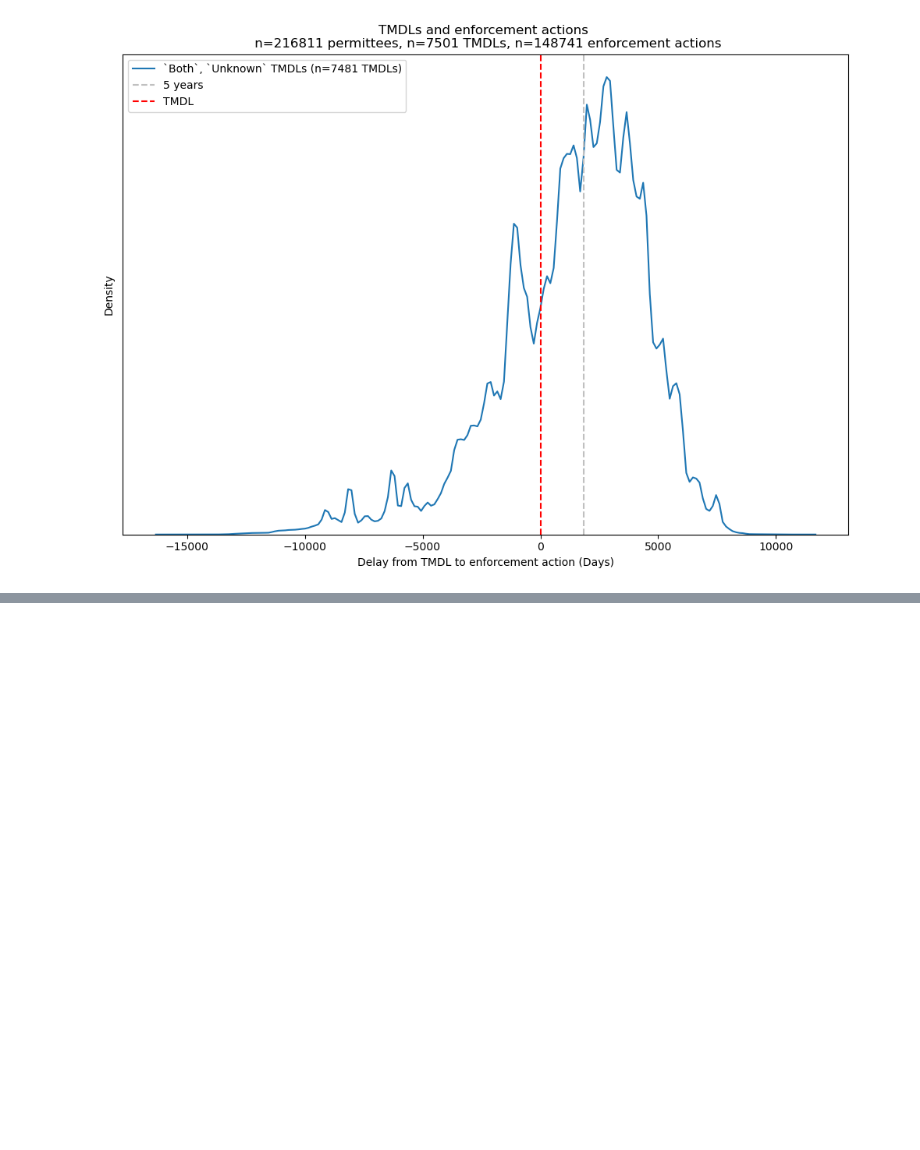
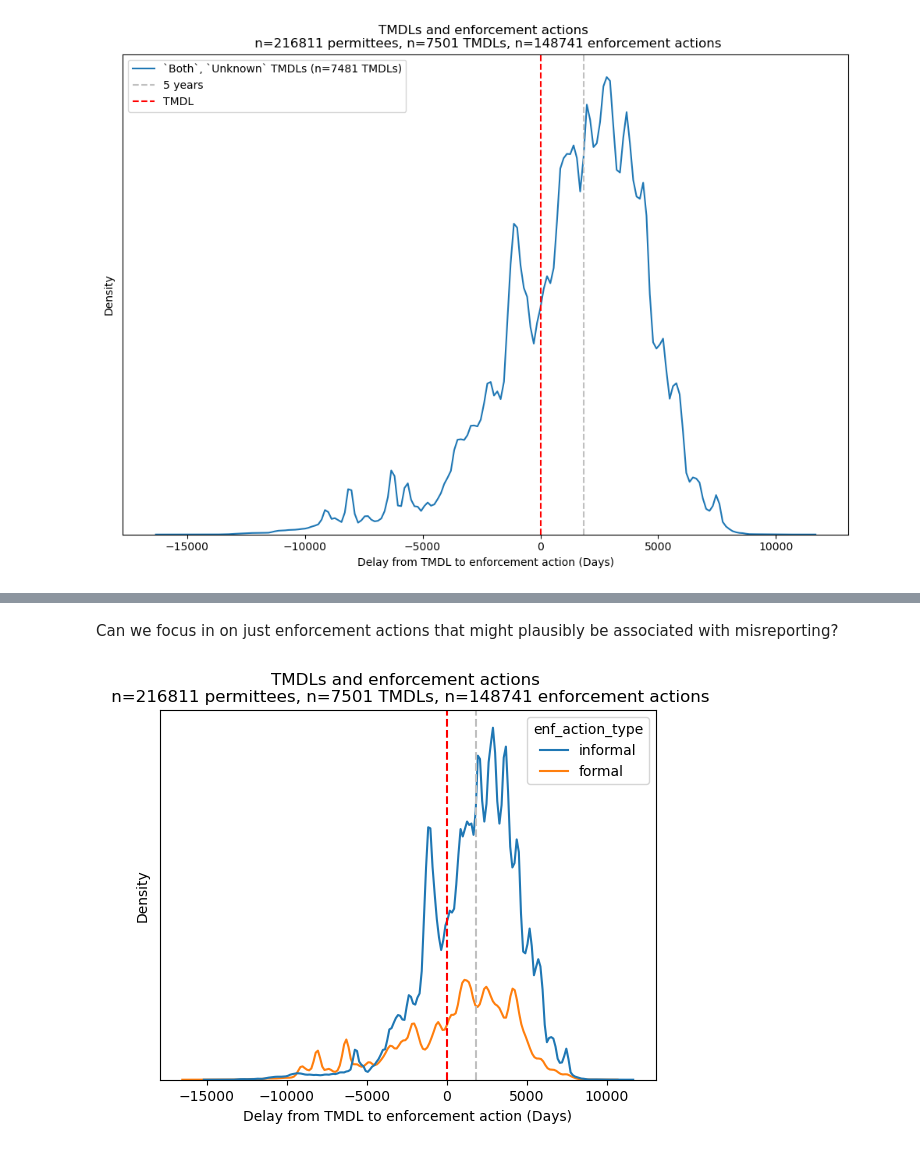
Before and after one commit to reglab/TMDLs_archived, a Jupyter notebook: TMDLs_enforcements.ipynb, the cells around one changed output, grey strips where cells are left out. Cells and saved outputs as stored; diff of their text form; code cells hidden in the pictures; blank space fills up the shorter version.

```diff
--- a/TMDLs_enforcements.ipynb
+++ b/TMDLs_enforcements.ipynb
@@ -94,0 +149,14 @@ plt.legend();
+# %% [markdown]
+Can we focus in on just enforcement actions that might plausibly be associated with misreporting?
+# %%
+plt.style.use('default')
+plt.xlabel('Delay from TMDL to enforcement action (Days)')
+sns.kdeplot(data=tmdls_enforcements_merged, hue='enf_action_type', x='enforcement_action_delay');
+plt.yticks([])
+plt.axvline(x=365*5, linestyle='--', color='silver', label='5 years')
+plt.axvline(x=0, linestyle='--', color='red', label='TMDL')
+plt.title('TMDLs and enforcement actions \n n=' + str(
+    len(tmdls_enforcements_merged.drop_duplicates('npdes_permit_id'))) + ' permittees, n=' + str(
+    len(tmdls_enforcements_merged.drop_duplicates('actionIdentifier'))) + ' TMDLs, n=' + str(len(tmdls_enforcements_merged.drop_duplicates('enf_identifier'))) + ' enforcement actions');
+# %% [output]
+[figure, added]
```
Also changed, not shown: parts of 6 cells of this notebook.
